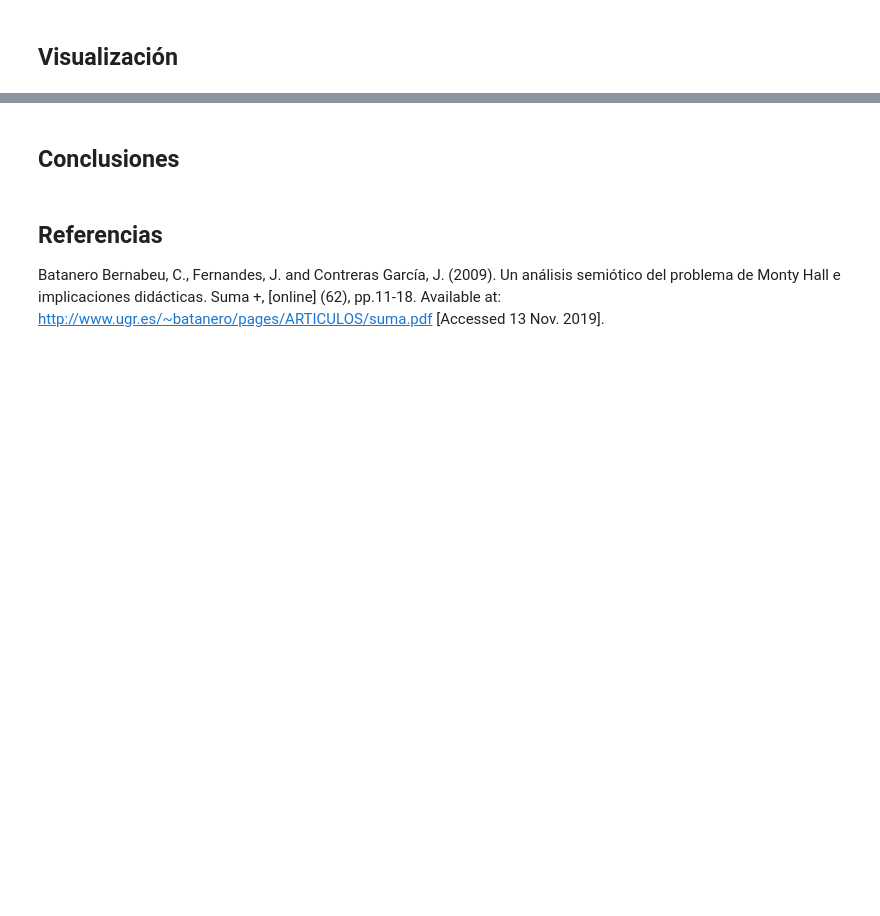
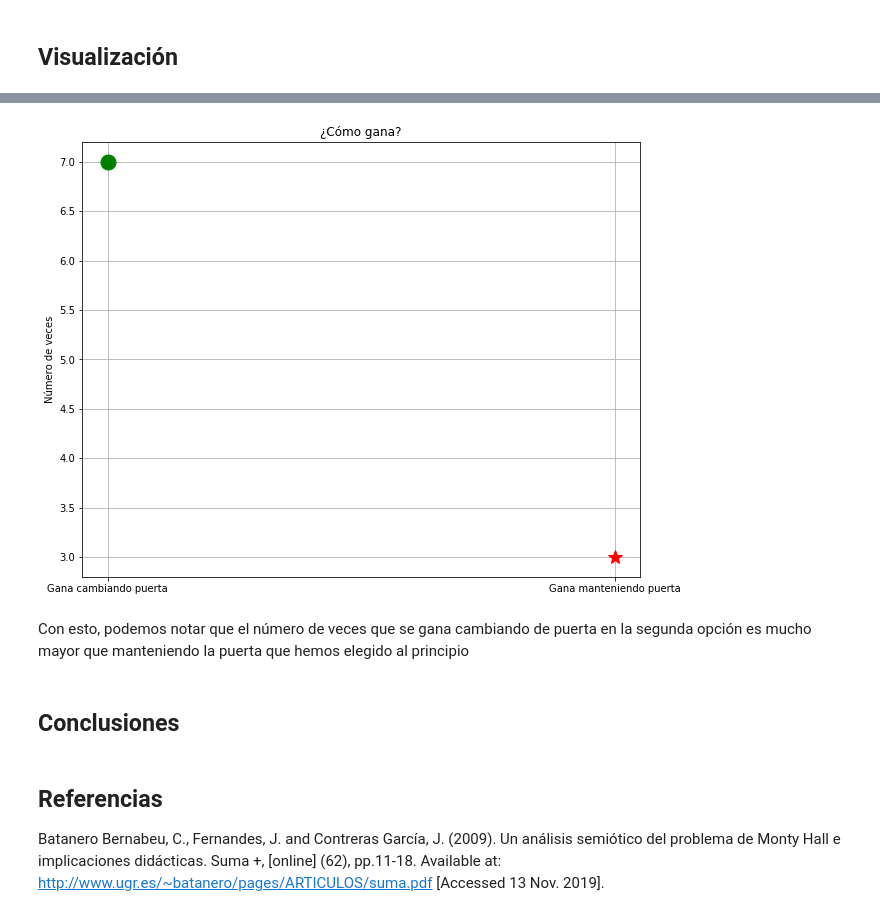
Before and after one commit to luischi1/proyecto_modulo2, a Jupyter notebook: PM2_CovarrubiasL.ipynb, the cells around one changed output, grey strips where cells are left out. Cells and saved outputs as stored; diff of their text form; code cells hidden in the pictures; blank space fills up the shorter version.

```diff
--- a/PM2_CovarrubiasL.ipynb
+++ b/PM2_CovarrubiasL.ipynb
@@ -118,3 +193,20 @@ plt.show()
+# %%
+x1 = "Gana cambiando puerta"
+x2 = "Gana manteniendo puerta"
+y1 = Gana_cambio2
+y2 = Gana_mantener2
+
+plt.figure(figsize=(10,8))
+plt.plot(x1,y1,'o',ms=15,color='g')
+plt.plot(x2,y2,'*',ms=15,color='r')
+plt.grid()
+plt.ylabel('Número de veces')
+plt.title('¿Cómo gana?')
+plt.show()
+# %% [output]
+[figure, added]
+# %% [markdown]
+Con esto, podemos notar que el número de veces que se gana cambiando de puerta en la segunda opción es mucho mayor que manteniendo la puerta que hemos elegido al principio
 # %% [markdown]
 ## Conclusiones
 # %% [markdown]
```
Also changed, not shown: parts of 10 cells of this notebook.
